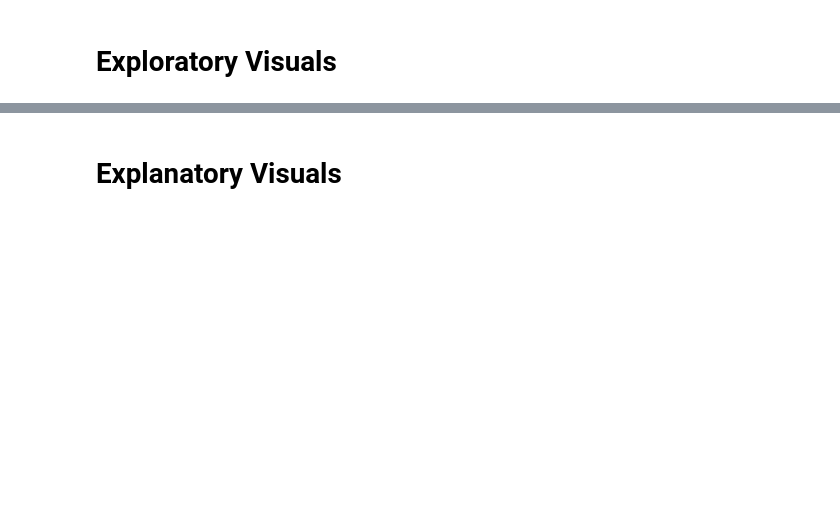
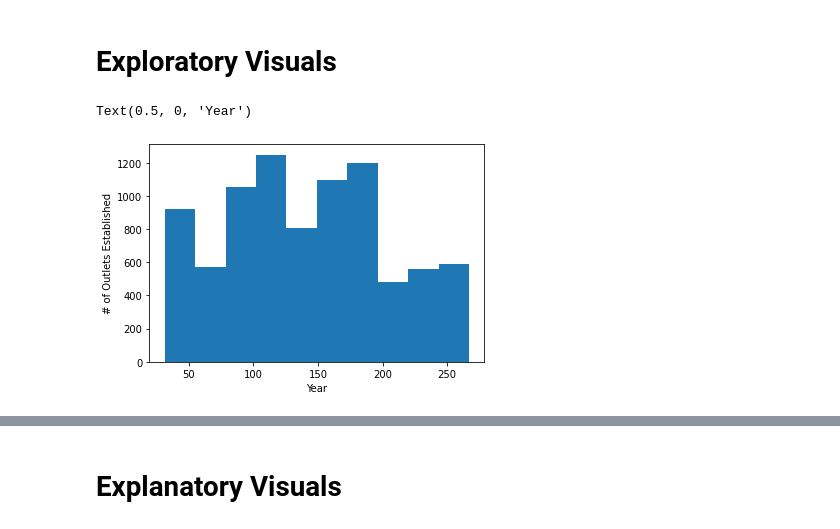
Before and after one commit to Ammon-Snell/Sales-predictions, a Jupyter notebook: Untitled0.ipynb, the cells around one changed output, grey strips where cells are left out. Cells and saved outputs as stored; diff of their text form; code cells hidden in the pictures; blank space fills up the shorter version.

```diff
--- a/Untitled0.ipynb
+++ b/Untitled0.ipynb
@@ -218,2 +210,10 @@ dtype: float64
 # %% [markdown]
 # **Exploratory Visuals**
+# %%
+# 1. Histogram
+sales_df['Item_MRP'].hist(grid = False)
+plt.ylabel('# of Outlets Established')
+plt.xlabel('Year')
+# %% [output]
+Text(0.5, 0, 'Year')
+[figure, added]
```
Also changed, not shown: parts of 7 cells of this notebook.
